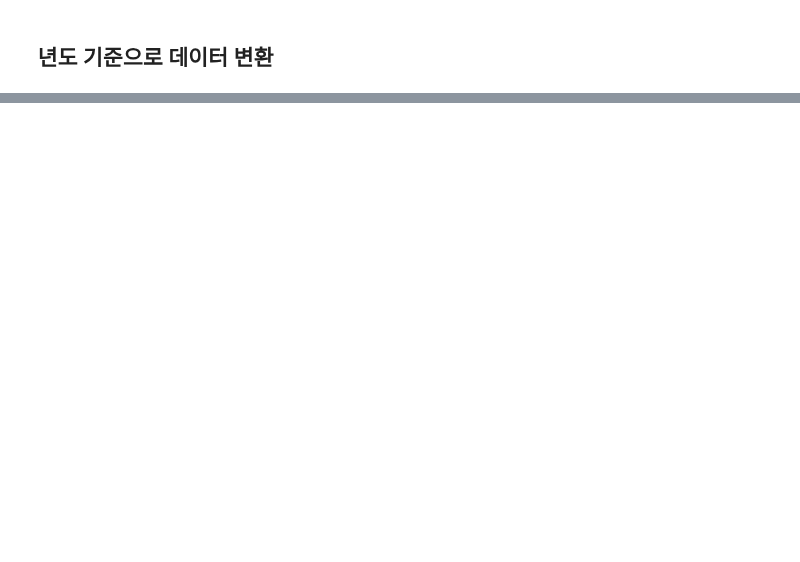
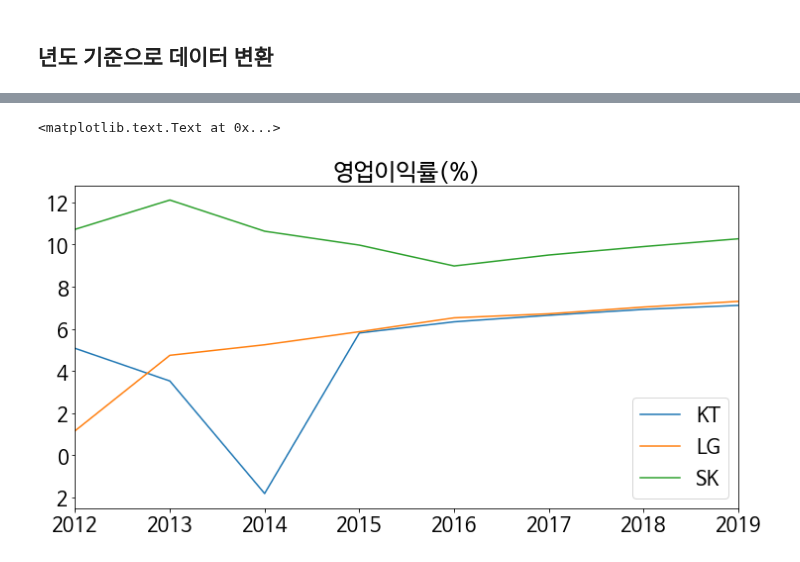
Before and after one commit to woosa7/PythonDataAnalytics, a Jupyter notebook: FinanceDA/Naver 재무제표 크롤링.ipynb, the cells around one changed output, grey strips where cells are left out. Saved outputs shown, nothing was run; the diff lists cells and outputs as text; code cells hidden in the pictures; blank space fills up the shorter version.

```diff
--- a/FinanceDA/Naver 재무제표 크롤링.ipynb
+++ b/FinanceDA/Naver 재무제표 크롤링.ipynb
@@ -138,0 +209,4 @@ trans_df
+# %%
+# SK 텔레콤
+df1 = get_finstate_year('017670')
+df1
@@ -138,0 +224,4 @@ trans_df
+# %%
+# LG U+
+df2 = get_finstate_year('032640')
+df2
@@ -138,0 +241,4 @@ trans_df
+# %%
+temp_dict = {'KT':summary_df['rob'], 'SK':df1['rob'], 'LG':df2['rob']}
+df_rob = pd.DataFrame(temp_dict)
+df_rob
@@ -138,0 +258,10 @@ trans_df
+# %%
+plt.rcParams['figure.figsize'] = (12, 6)
+plt.rcParams["font.family"] = 'NanumBarunGothic'
+plt.rcParams["font.size"] = 20
+# %%
+df_rob.plot()
+plt.title('영업이익률(%)')
+# %% [output]
+<matplotlib.text.Text at 0x...>
+[figure, added]
```
Also changed, not shown: parts of 25 cells of this notebook, 1 other file.
